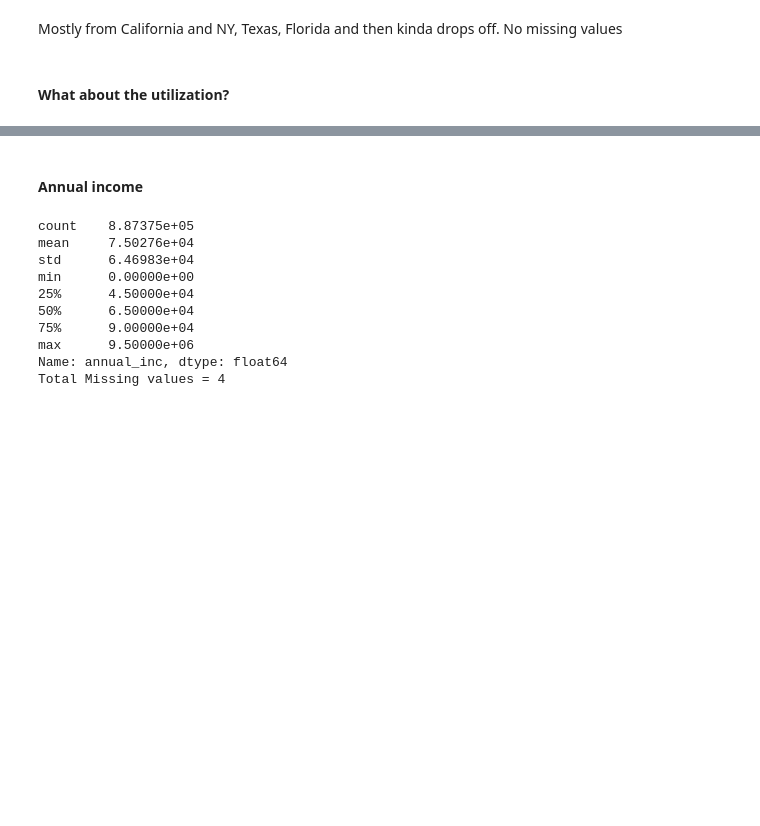
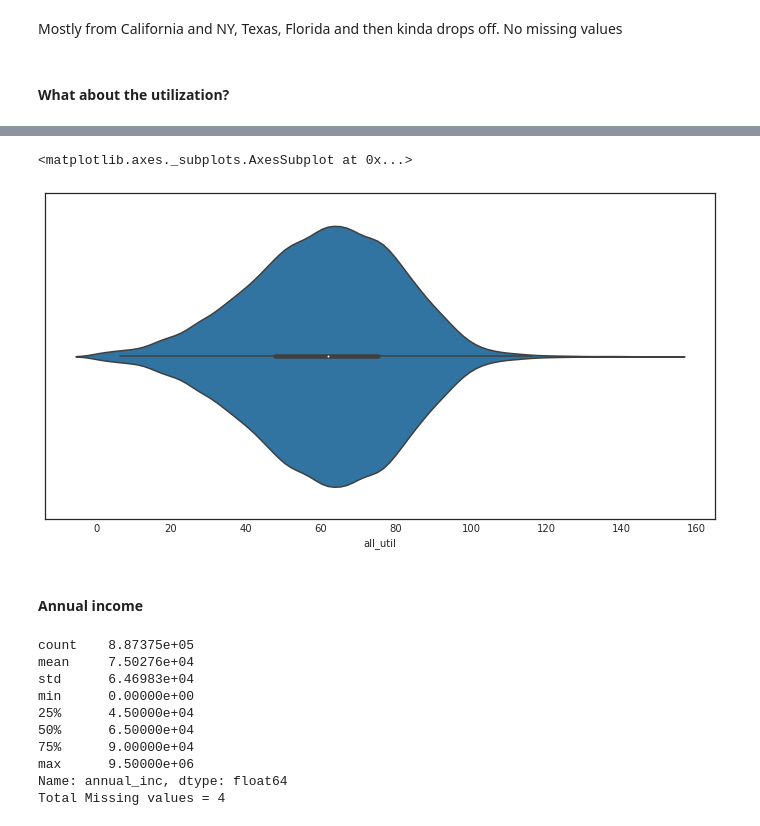
Before and after one commit to vijayshankarv/kaggle, a Jupyter notebook: lending-club/Lending-club-exploration.ipynb, the cells around one changed output, grey strips where cells are left out. Saved outputs shown, nothing was run; the diff lists cells and outputs as text; code cells hidden in the pictures; blank space fills up the shorter version.

```diff
--- a/lending-club/Lending-club-exploration.ipynb
+++ b/lending-club/Lending-club-exploration.ipynb
@@ -387,3 +402,8 @@ df_loan['all_util'].hist(bins=20)
+# %%
+sns.violinplot(x=df_loan['all_util'].dropna())
+# %% [output]
+<matplotlib.axes._subplots.AxesSubplot at 0x...>
+[figure, added]
 # %% [markdown]
 #### Annual income
 # %%
```
Also changed, not shown: parts of 78 cells of this notebook, 1 other file.
